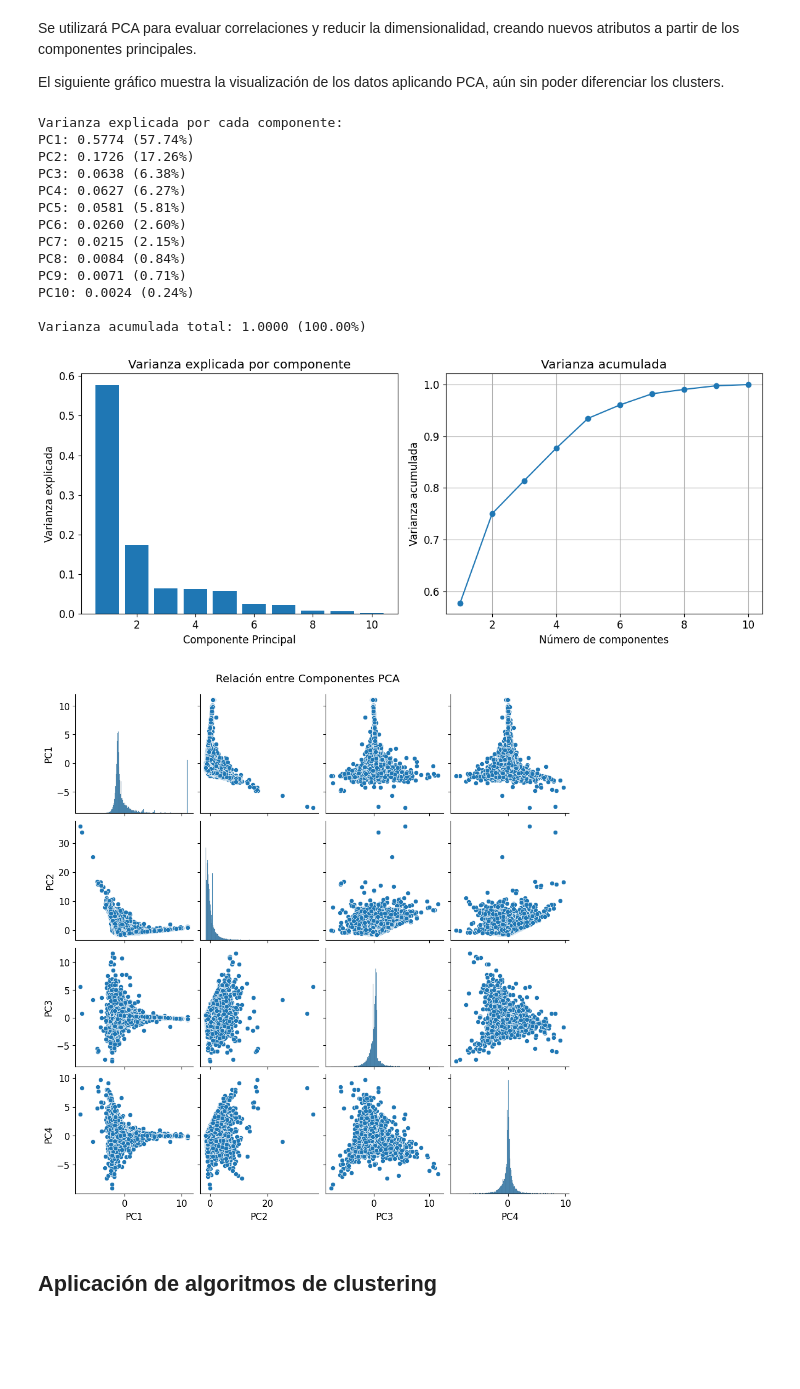
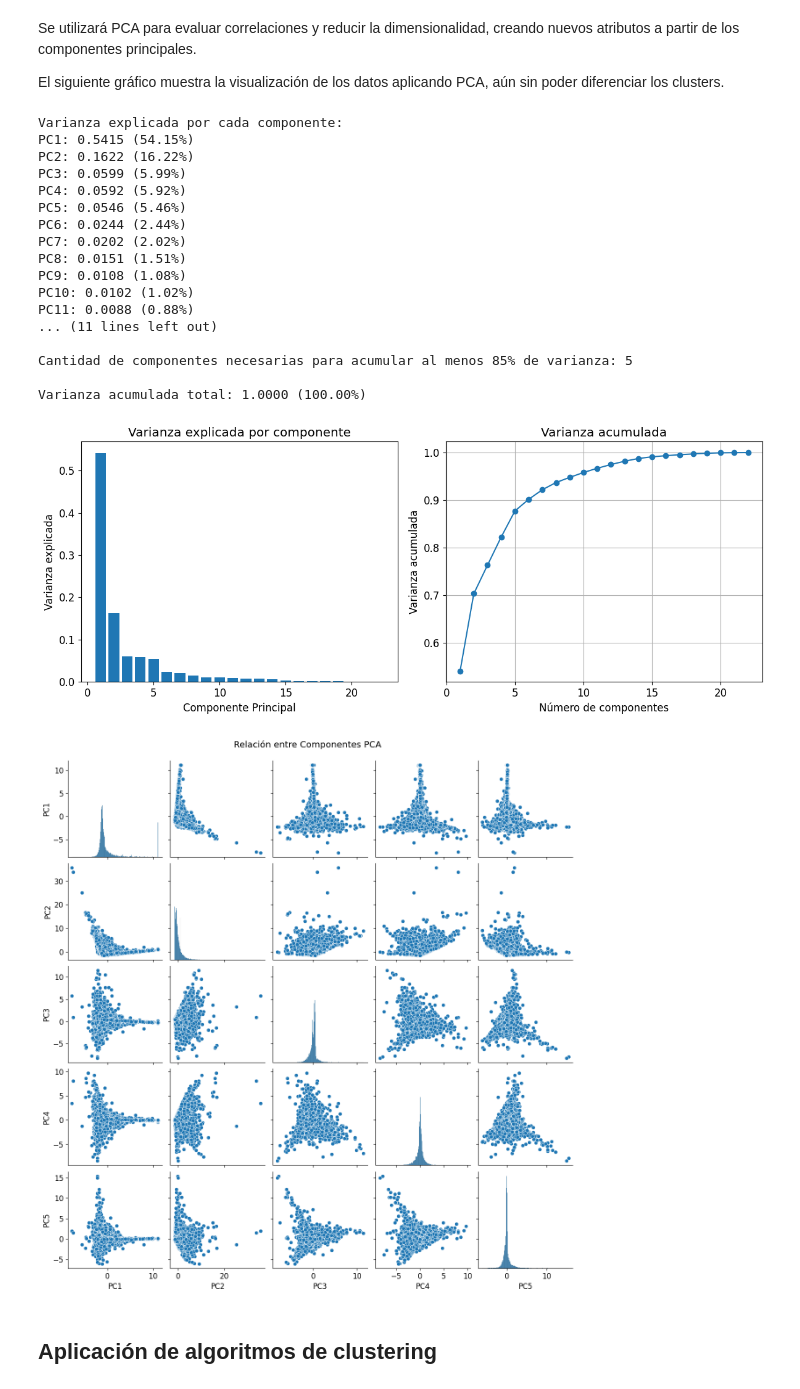
Before and after one commit to Mrldmz/AED-P3, a Jupyter notebook: main.ipynb, the cells around one changed output. Cells and saved outputs as stored; diff of their text form; code cells hidden in the pictures; blank space fills up the shorter version.

Commit message:
agregados one-hot encoding a variables categóricas significativas

```diff
--- a/main.ipynb
+++ b/main.ipynb
@@ -423,0 +433,9 @@ scaled_df.to_csv('data/scaled.csv', index=False)
+# %%
+# Realizar one-hot encoding para las variables 'Month', 'VisitorType' y 'Weekend'
+one_hot = pd.get_dummies(df[['Month', 'VisitorType', 'Weekend']], drop_first=True)
+
+# Concatenar al dataframe escalado
+scaled_df = pd.concat([scaled_df, one_hot], axis=1)
+
+# Mostrar las primeras filas para verificar
+scaled_df.head()
@@ -553,6 +578,9 @@ cumulative_variance = np.cumsum(explained_variance_ratio)
 print("Varianza explicada por cada componente:")
 for i, var in enumerate(explained_variance_ratio):
     print(f"PC{i+1}: {var:.4f} ({var*100:.2f}%)")
+
+n_components_85 = np.argmax(cumulative_variance >= 0.85) + 1
+print(f"\nCantidad de componentes necesarias para acumular al menos 85% de varianza: {n_components_85}")
 
 print(f"\nVarianza acumulada total: {cumulative_variance[-1]:.4f} ({cumulative_variance[-1]*100:.2f}%)")
 
@@ -576,34 +604,36 @@ plt.tight_layout()
 plt.show()
 # %% [output]
 Varianza explicada por cada componente:
-PC1: 0.5774 (57.74%)
-PC2: 0.1726 (17.26%)
-PC3: 0.0638 (6.38%)
-PC4: 0.0627 (6.27%)
-PC5: 0.0581 (5.81%)
-PC6: 0.0260 (2.60%)
-PC7: 0.0215 (2.15%)
-PC8: 0.0084 (0.84%)
-PC9: 0.0071 (0.71%)
-PC10: 0.0024 (0.24%)
+PC1: 0.5415 (54.15%)
+PC2: 0.1622 (16.22%)
+PC3: 0.0599 (5.99%)
+PC4: 0.0592 (5.92%)
+PC5: 0.0546 (5.46%)
+PC6: 0.0244 (2.44%)
+PC7: 0.0202 (2.02%)
+PC8: 0.0151 (1.51%)
+PC9: 0.0108 (1.08%)
+PC10: 0.0102 (1.02%)
+PC11: 0.0088 (0.88%)
+... (11 lines left out)
+
+Cantidad de componentes necesarias para acumular al menos 85% de varianza: 5
 
 Varianza acumulada total: 1.0000 (100.00%)
-[figure, old version]
+[figure, new version]
 # %%
-
-
-# Aplicar PCA para reducir a 4 componentes
-pca = PCA(n_components=4)
+# Aplicar PCA para reducir a 5 componentes
+pca = PCA(n_components=5)
 X_pca = pca.fit_transform(scaled_df)
 
-# Crear un DataFrame con las 4 componentes principales
-pca_df = pd.DataFrame(X_pca, columns=['PC1', 'PC2', 'PC3', 'PC4'])
+# Crear un DataFrame con las 5 componentes principales
+pca_df = pd.DataFrame(X_pca, columns=['PC1', 'PC2', 'PC3', 'PC4', 'PC5'])
 
 sns.pairplot(pca_df)
 plt.suptitle("Relación entre Componentes PCA", y=1.02)
 plt.show()
 # %% [output]
-[figure, old version]
+[figure, new version]
 # %% [markdown]
 ## Aplicación de algoritmos de clustering
 # %% [markdown]
```
Also changed, not shown: parts of 14 cells of this notebook.
